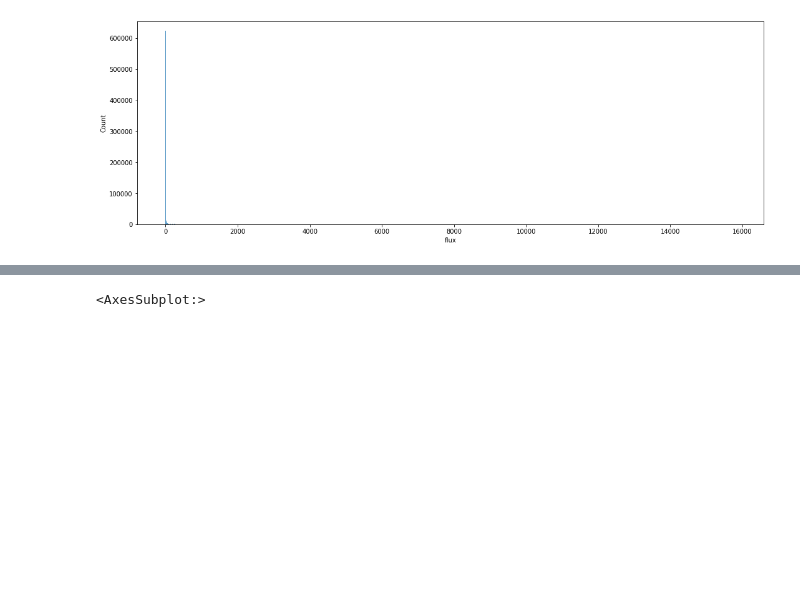
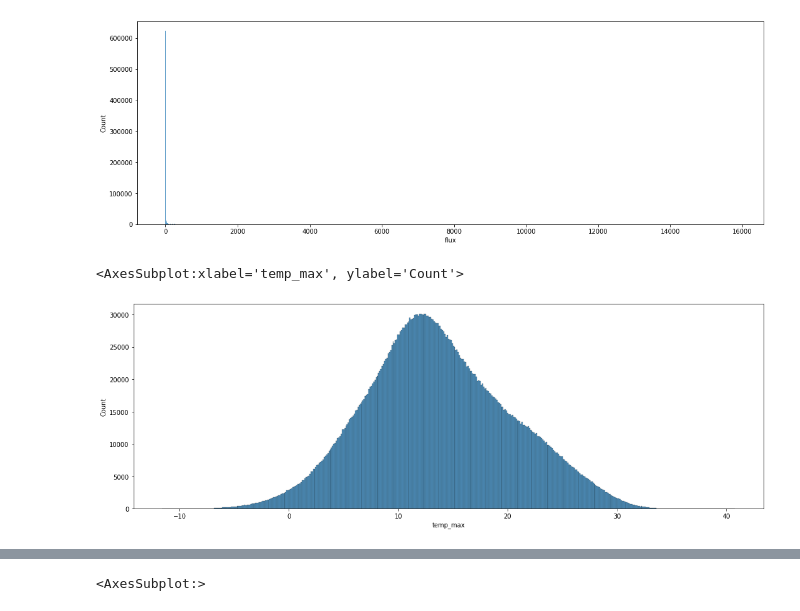
Before and after one commit to oaflores28/WatershedChallenge, a Jupyter notebook: Notebook_1_WaterShed.ipynb, the cells around one changed output, grey strips where cells are left out. Cells and saved outputs as stored; diff of their text form; code cells hidden in the pictures; blank space fills up the shorter version.

Commit message:
Up to question 4 answered
[Q2] Added some charts and comments
[Q4] Answered

```diff
--- a/Notebook_1_WaterShed.ipynb
+++ b/Notebook_1_WaterShed.ipynb
@@ -219,3 +221,9 @@ sns.histplot(df_flux['flux'])
 # %% [output]
 <AxesSubplot:xlabel='flux', ylabel='Count'>
 [figure]
+# %%
+plt.figure(figsize=(18,6))
+sns.histplot(df_flux['temp_max'])
+# %% [output]
+<AxesSubplot:xlabel='temp_max', ylabel='Count'>
+[figure, added]
```
Also changed, not shown: parts of 33 cells of this notebook.
